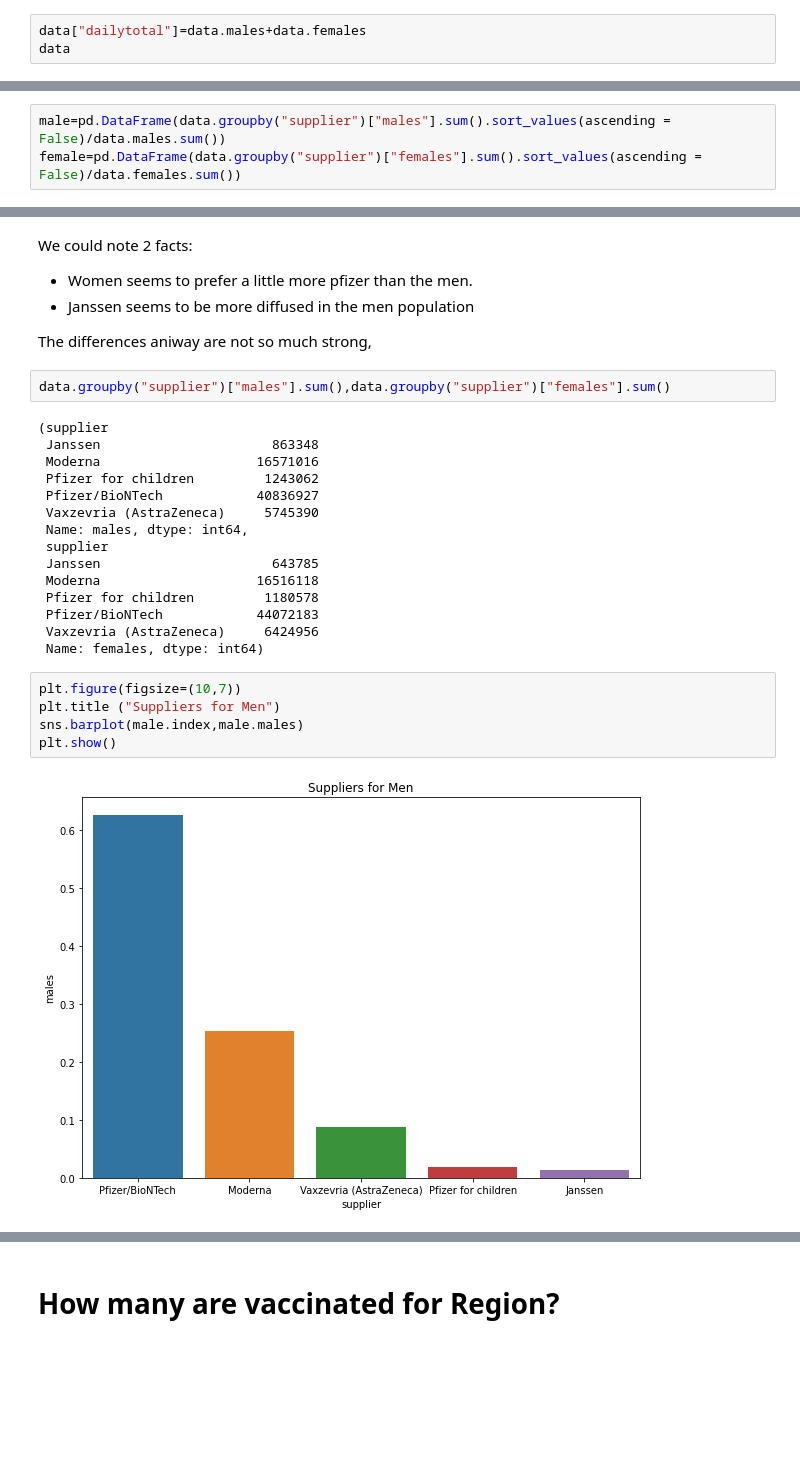
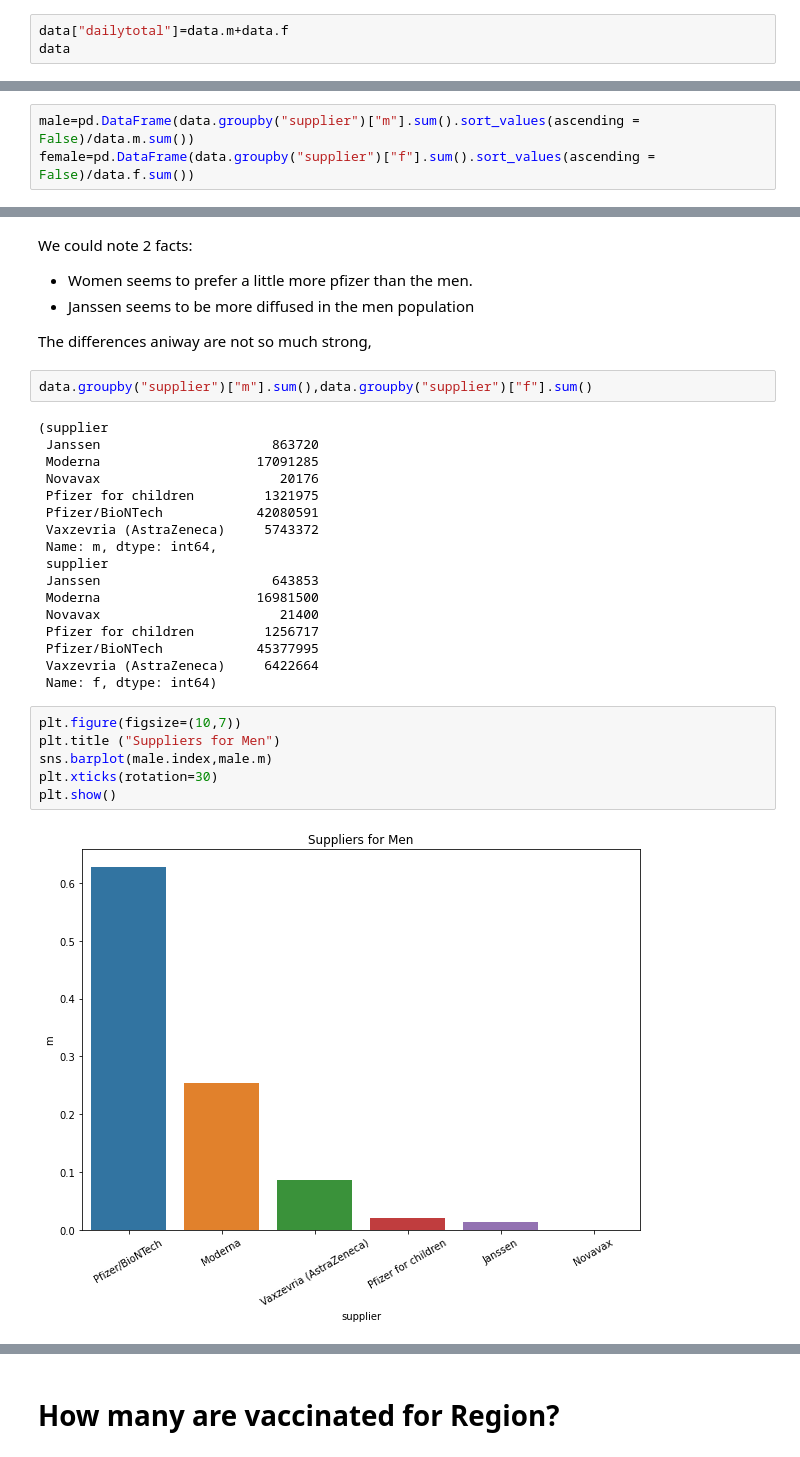
Before and after one commit to dango80/Kaggle-survey-2021, a Jupyter notebook: italian-vaccination.ipynb, the cells around one changed output, grey strips where cells are left out. Cells and saved outputs as stored; diff of their text form; blank space fills up the shorter version.

```diff
--- a/italian-vaccination.ipynb
+++ b/italian-vaccination.ipynb
@@ -345,4 +363,4 @@ data
 # %%
-data["dailytotal"]=data.males+data.females
+data["dailytotal"]=data.m+data.f
 data
 # %% [output]
@@ -496,8 +526,8 @@ data.females.sum()
 How many are vaccinated for Supplier? <a class="anchor" id="4"></a>
 ===
 # %%
-male=pd.DataFrame(data.groupby("supplier")["males"].sum().sort_values(ascending = False)/data.males.sum())
-female=pd.DataFrame(data.groupby("supplier")["females"].sum().sort_values(ascending = False)/data.females.sum())
+male=pd.DataFrame(data.groupby("supplier")["m"].sum().sort_values(ascending = False)/data.m.sum())
+female=pd.DataFrame(data.groupby("supplier")["f"].sum().sort_values(ascending = False)/data.f.sum())
 # %%
 male
 # %% [output]
@@ -525,27 +557,30 @@ We could note 2 facts:
 
 The differences aniway are not so much strong,
 # %%
-data.groupby("supplier")["males"].sum(),data.groupby("supplier")["females"].sum()
+data.groupby("supplier")["m"].sum(),data.groupby("supplier")["f"].sum()
 # %% [output]
 (supplier
- Janssen                      863348
- Moderna                    16571016
- Pfizer for children         1243062
- Pfizer/BioNTech            40836927
- Vaxzevria (AstraZeneca)     5745390
- Name: males, dtype: int64,
+ Janssen                      863720
+ Moderna                    17091285
+ Novavax                       20176
+ Pfizer for children         1321975
+ Pfizer/BioNTech            42080591
+ Vaxzevria (AstraZeneca)     5743372
+ Name: m, dtype: int64,
  supplier
- Janssen                      643785
- Moderna                    16516118
- Pfizer for children         1180578
- Pfizer/BioNTech            44072183
- Vaxzevria (AstraZeneca)     6424956
- Name: females, dtype: int64)
+ Janssen                      643853
+ Moderna                    16981500
+ Novavax                       21400
+ Pfizer for children         1256717
+ Pfizer/BioNTech            45377995
+ Vaxzevria (AstraZeneca)     6422664
+ Name: f, dtype: int64)
 # %%
 plt.figure(figsize=(10,7))
 plt.title ("Suppliers for Men")
-sns.barplot(male.index,male.males)
+sns.barplot(male.index,male.m)
+plt.xticks(rotation=30)
 plt.show()
 # %% [output]
-[figure, old version]
+[figure, new version]
 # %%
```
Also changed, not shown: parts of 116 cells of this notebook.
